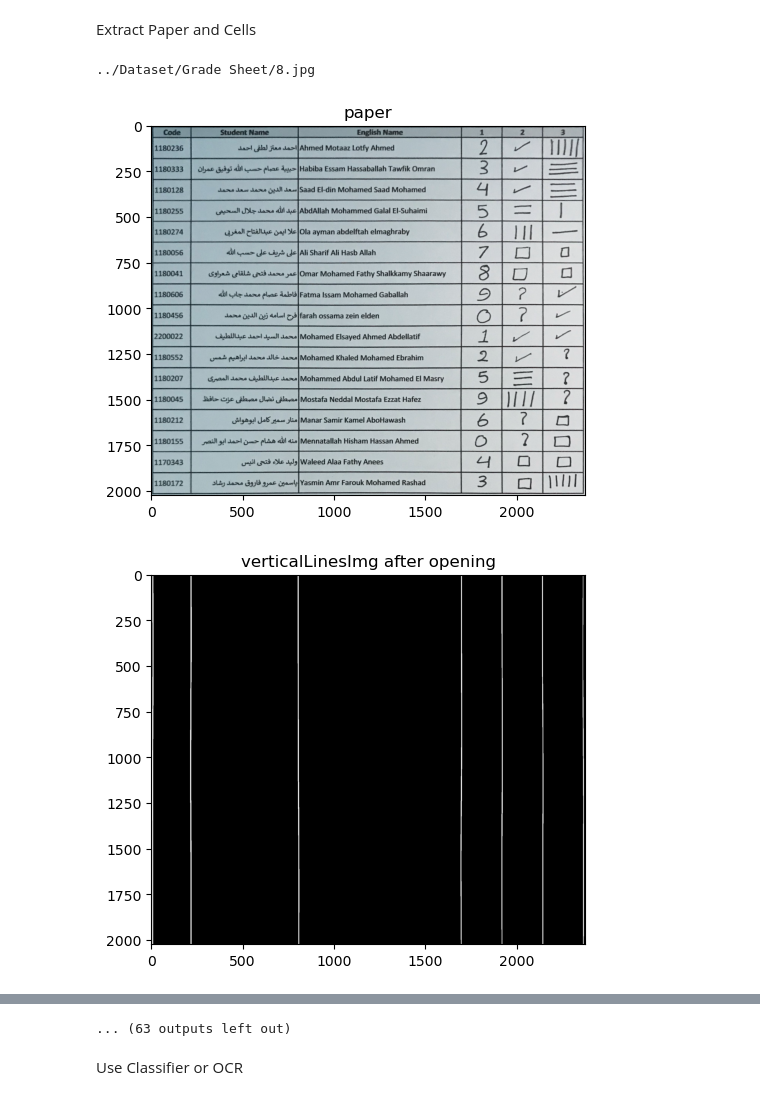
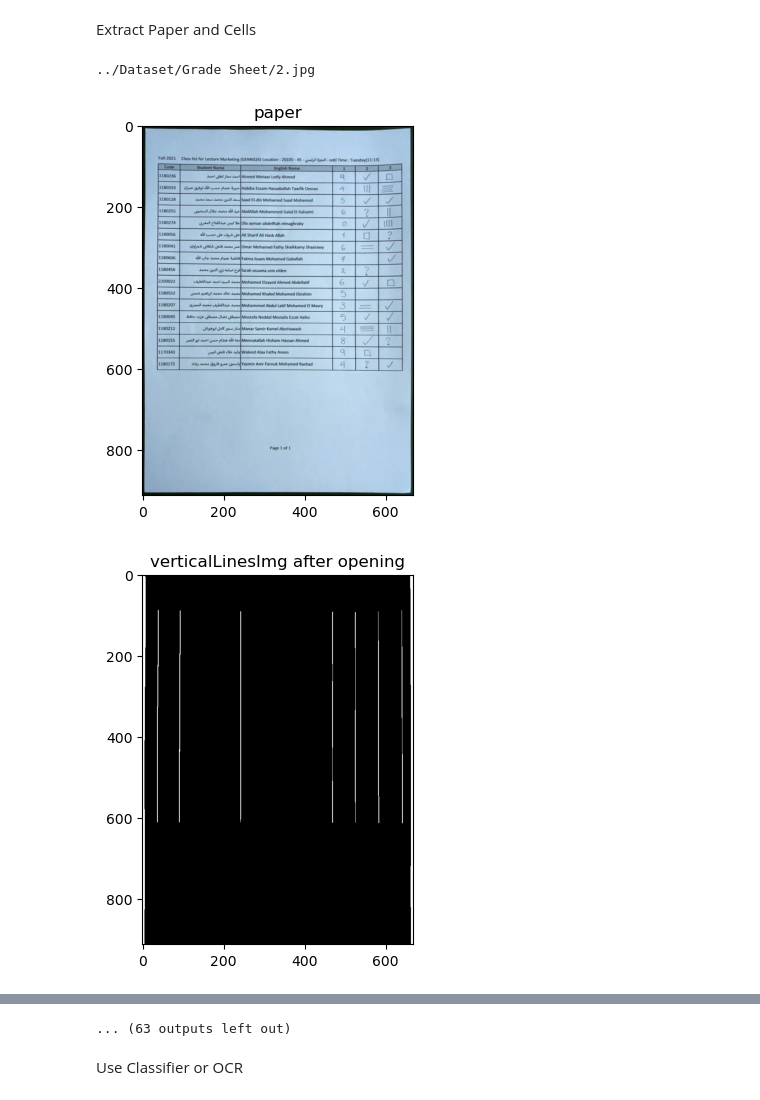
Before and after one commit to 3mr-mahmoud/grades-auto-filler, a Jupyter notebook: src/pipeline.ipynb, the cells around one changed output, grey strips where cells are left out. Cells and saved outputs as stored; diff of their text form; code cells hidden in the pictures.

```diff
--- a/src/pipeline.ipynb
+++ b/src/pipeline.ipynb
@@ -32,14 +32,14 @@ Accuracy: 0.9230769230769231
 Extract Paper and Cells
 # %%
 
-i = 8
+i = 2
 print(f"../Dataset/Grade Sheet/{i}.jpg")
 image = cv2.imread(f"../Dataset/Grade Sheet/{i}.jpg")
 paper = extract_paper(image)
 show_images([paper], ['paper'])
 df, rows, cols = extract_cells(paper)
 processCells(df, digitsModel, symbolsModel)
 # %% [output]
-../Dataset/Grade Sheet/8.jpg
+../Dataset/Grade Sheet/2.jpg
-[figure, old version]
+[figure, new version]
-[figure, old version]
+[figure, new version]
```
Also changed, not shown: parts of 1 cell of this notebook, 2 other files.
